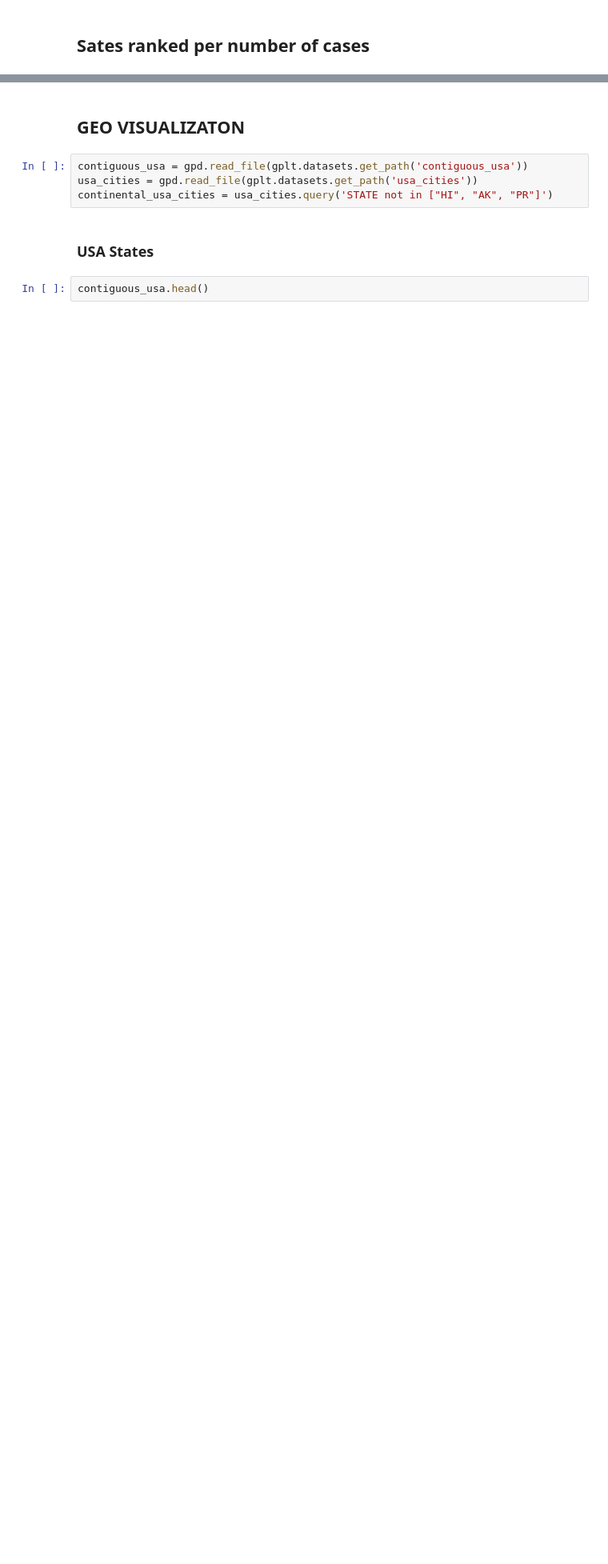
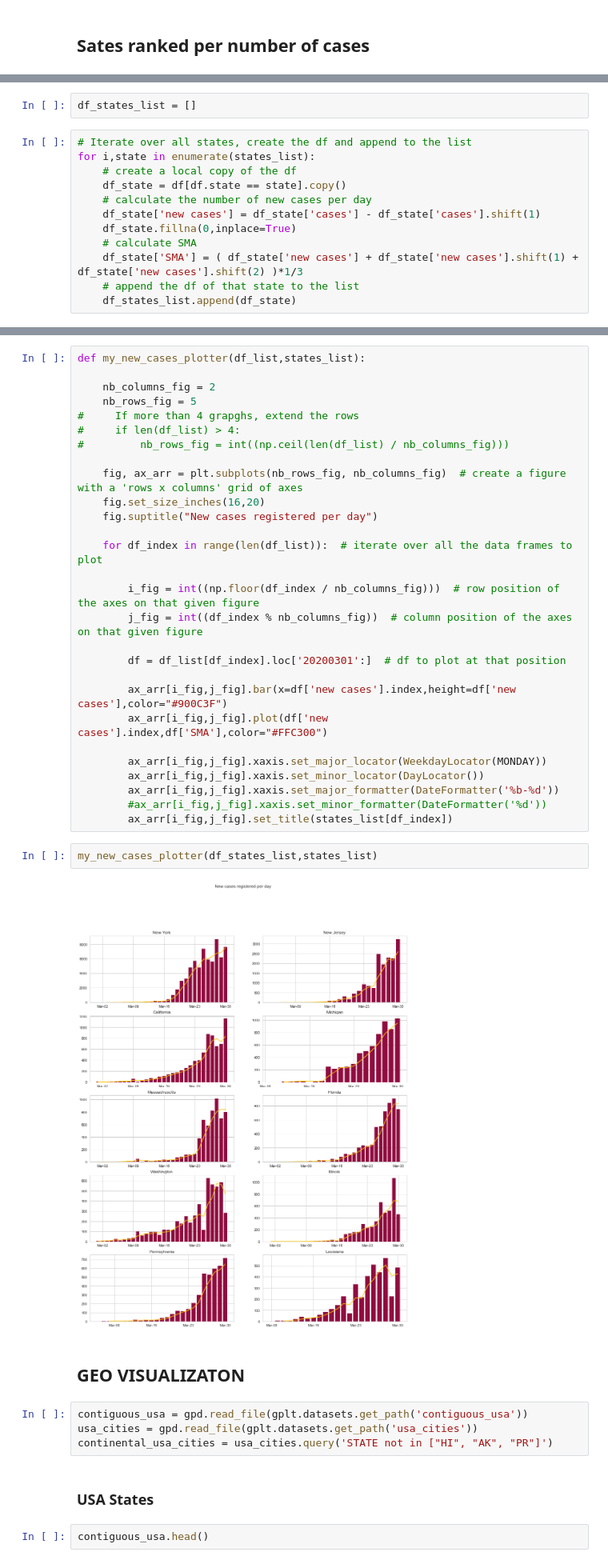
Before and after one commit to mtlberri/covid-19-data, a Jupyter notebook: covid-study.ipynb, the cells around one changed output, grey strips where cells are left out. Shown at 80% size. Drawn from its saved outputs; the diff is of its cells as text; blank space fills up the shorter version.

```diff
--- a/covid-study.ipynb
+++ b/covid-study.ipynb
@@ -105,0 +108,14 @@ df['20200328':].sort_values(by='cases',ascending=False).head(10)
+# %%
+df_states_list = []
+# %%
+# Iterate over all states, create the df and append to the list
+for i,state in enumerate(states_list):
+    # create a local copy of the df
+    df_state = df[df.state == state].copy()
+    # calculate the number of new cases per day
+    df_state['new cases'] = df_state['cases'] - df_state['cases'].shift(1)
+    df_state.fillna(0,inplace=True)
+    # calculate SMA
+    df_state['SMA'] = ( df_state['new cases'] + df_state['new cases'].shift(1) + df_state['new cases'].shift(2) )*1/3
+    # append the df of that state to the list
+    df_states_list.append(df_state)
@@ -106,3 +134,35 @@ df['20200328':].sort_values(by='cases',ascending=False).head(10)
+# %%
+def my_new_cases_plotter(df_list,states_list):
+
+    nb_columns_fig = 2
+    nb_rows_fig = 5
+#     If more than 4 grapghs, extend the rows
+#     if len(df_list) > 4:
+#         nb_rows_fig = int((np.ceil(len(df_list) / nb_columns_fig)))
+
+    fig, ax_arr = plt.subplots(nb_rows_fig, nb_columns_fig)  # create a figure with a 'rows x columns' grid of axes
+    fig.set_size_inches(16,20)
+    fig.suptitle("New cases registered per day")
+
+    for df_index in range(len(df_list)):  # iterate over all the data frames to plot
+
+        i_fig = int((np.floor(df_index / nb_columns_fig)))  # row position of the axes on that given figure
+        j_fig = int((df_index % nb_columns_fig))  # column position of the axes on that given figure
+
+        df = df_list[df_index].loc['20200301':]  # df to plot at that position
+
+        ax_arr[i_fig,j_fig].bar(x=df['new cases'].index,height=df['new cases'],color="#900C3F")
+        ax_arr[i_fig,j_fig].plot(df['new cases'].index,df['SMA'],color="#FFC300")
+
+        ax_arr[i_fig,j_fig].xaxis.set_major_locator(WeekdayLocator(MONDAY))
+        ax_arr[i_fig,j_fig].xaxis.set_minor_locator(DayLocator())
+        ax_arr[i_fig,j_fig].xaxis.set_major_formatter(DateFormatter('%b-%d'))
+        #ax_arr[i_fig,j_fig].xaxis.set_minor_formatter(DateFormatter('%d'))
+        ax_arr[i_fig,j_fig].set_title(states_list[df_index])
+# %%
+my_new_cases_plotter(df_states_list,states_list)
+# %% [output]
+[figure, added]
 # %% [markdown]
 ## GEO VISUALIZATON
 # %%
```
Also changed, not shown: parts of 13 cells of this notebook, 1 other file.
